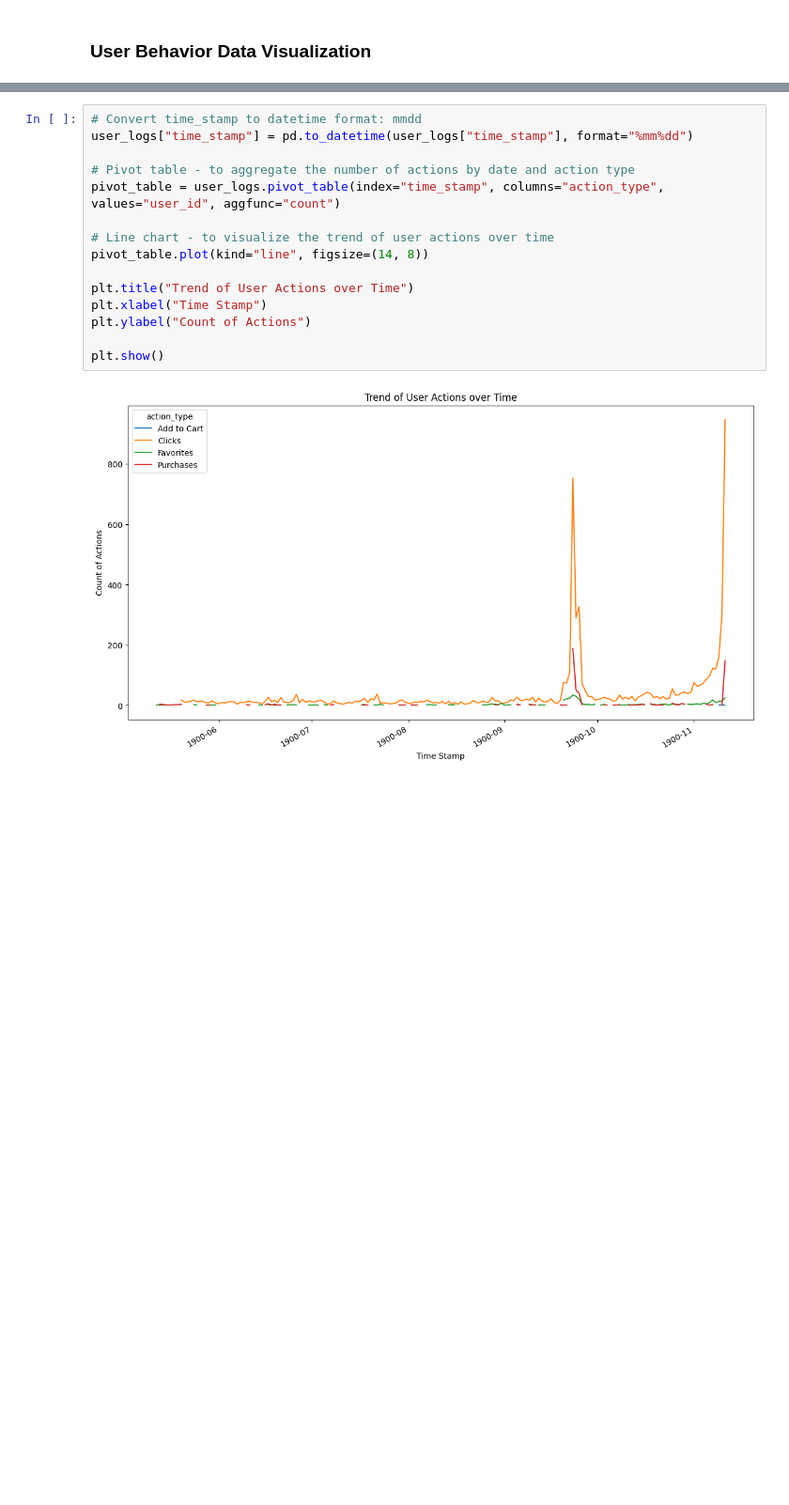
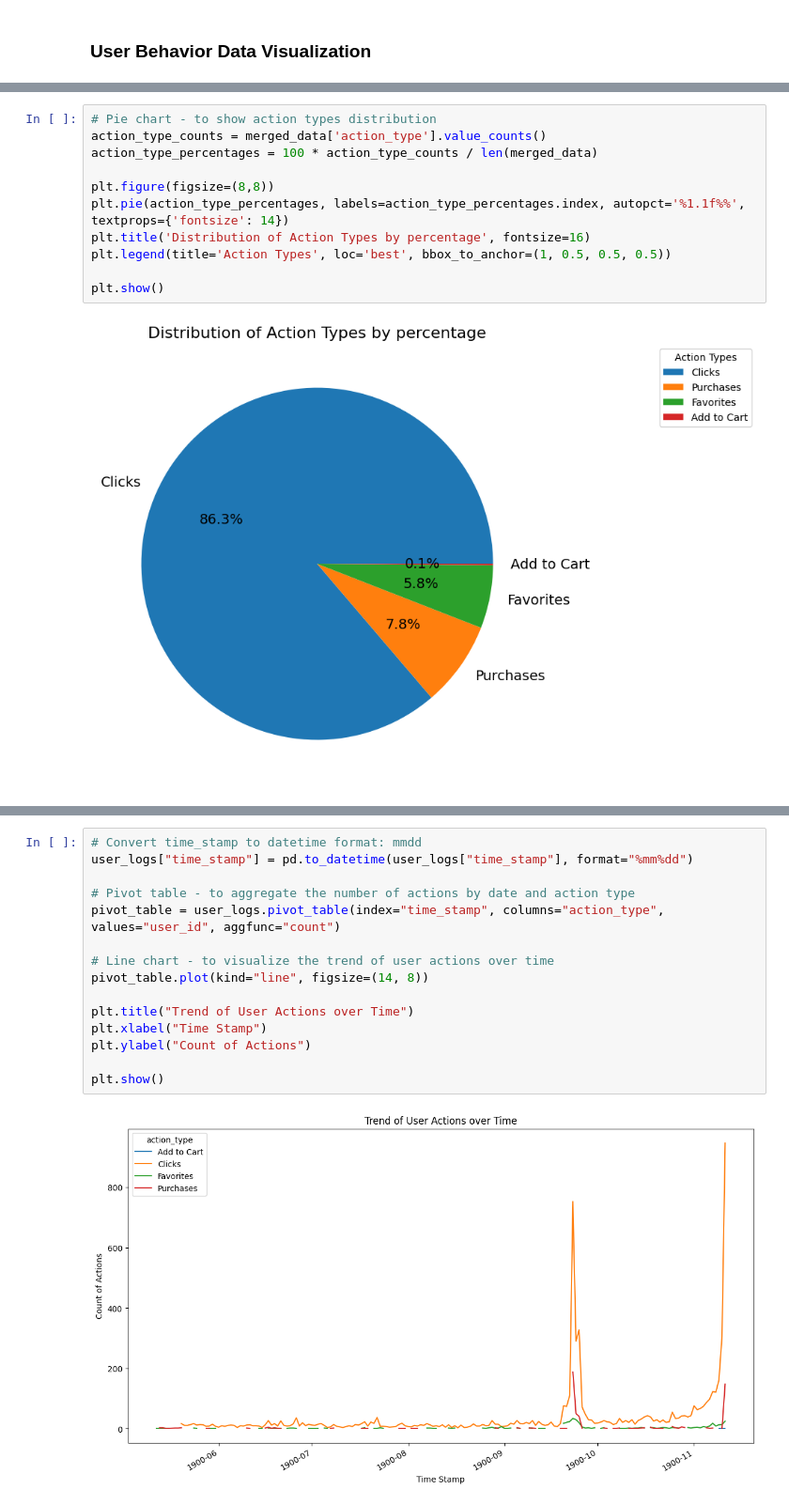
Before and after one commit to CaptainComputer1/CECS550Project, a Jupyter notebook: EM_PR_Final_DataVis.ipynb, the cells around one changed output, grey strips where cells are left out. Shown at 94% size. Cells and saved outputs as stored; diff of their text form; blank space fills up the shorter version.

```diff
--- a/EM_PR_Final_DataVis.ipynb
+++ b/EM_PR_Final_DataVis.ipynb
@@ -68,3 +81,16 @@ plt.show()
+# %%
+# Pie chart - to show action types distribution
+action_type_counts = merged_data['action_type'].value_counts()
+action_type_percentages = 100 * action_type_counts / len(merged_data)
+
+plt.figure(figsize=(8,8))
+plt.pie(action_type_percentages, labels=action_type_percentages.index, autopct='%1.1f%%', textprops={'fontsize': 14})
+plt.title('Distribution of Action Types by percentage', fontsize=16)
+plt.legend(title='Action Types', loc='best', bbox_to_anchor=(1, 0.5, 0.5, 0.5))
+
+plt.show()
+# %% [output]
+[figure, added]
 # %%
 # Pivot table - to aggregate the number of actions by category and action type
 pivot_table = user_logs.pivot_table(index="cat_id", columns="action_type", values="user_id", aggfunc="count")
```
Also changed, not shown: parts of 12 cells of this notebook.
